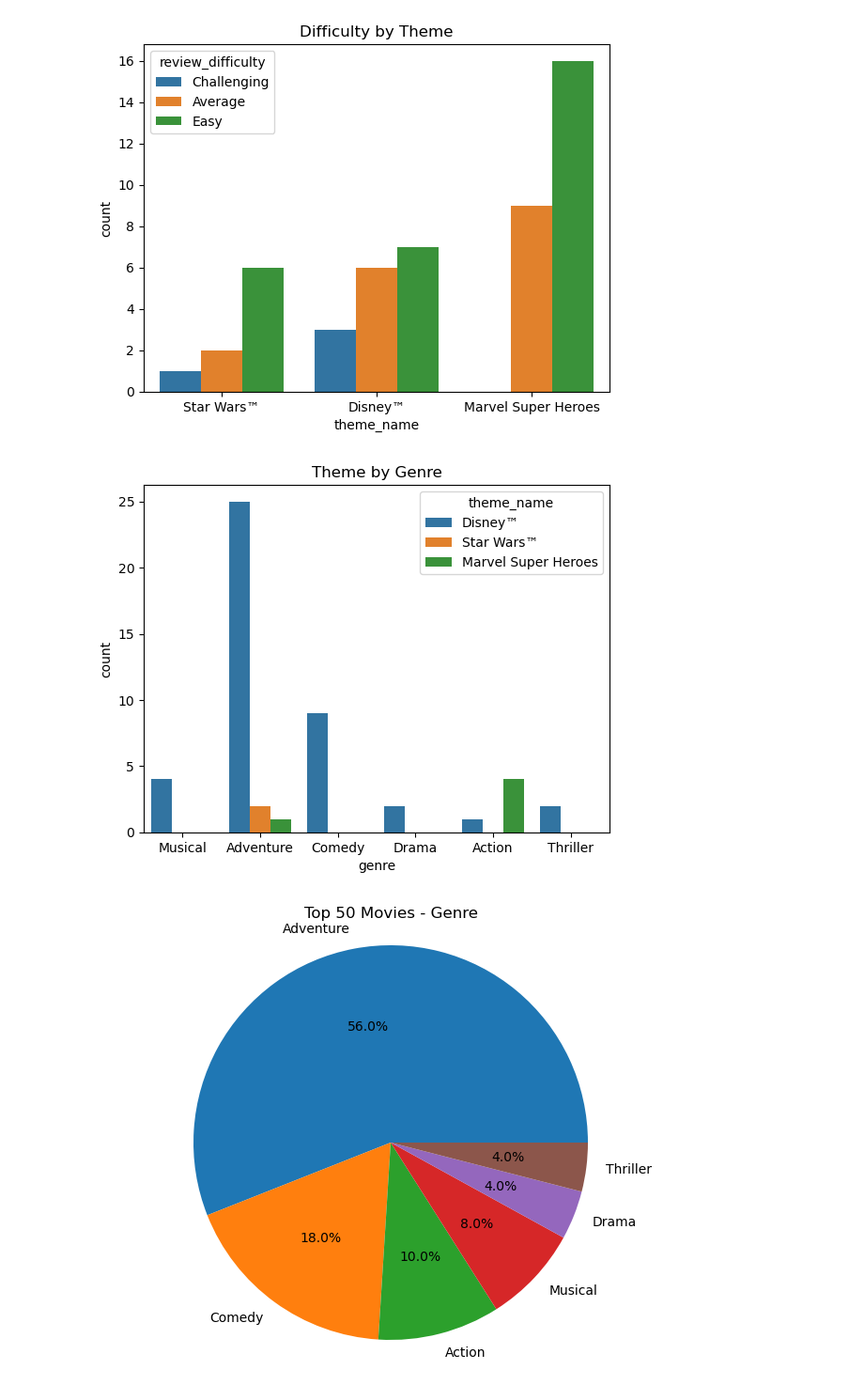
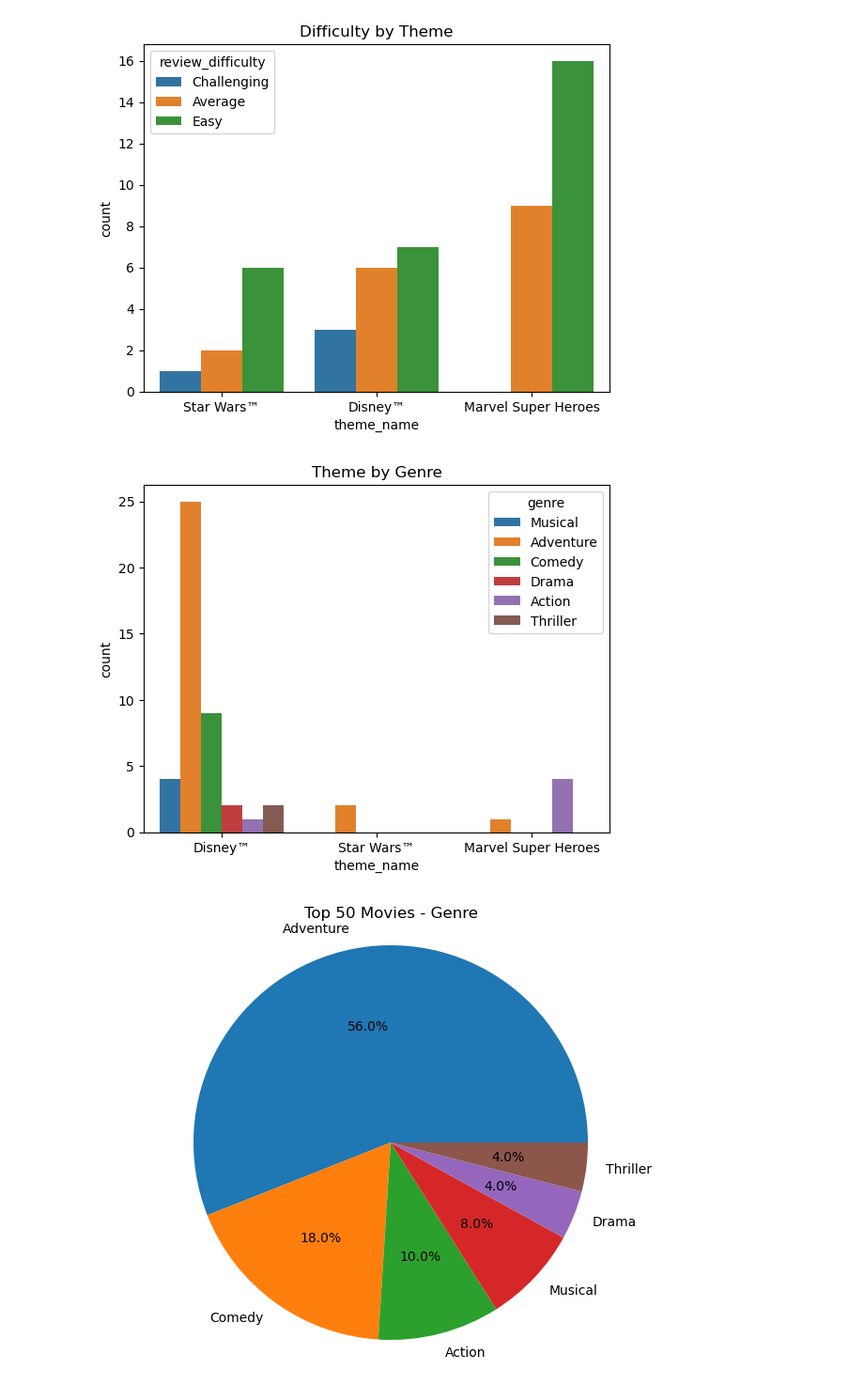
Before and after one commit to princessabrelli/Week_3_project, a Jupyter notebook: disney-legos.ipynb, the cells around one changed output. Shown at 94% size. Saved outputs shown, nothing was run; the diff lists cells and outputs as text; code cells hidden in the pictures.

```diff
--- a/disney-legos.ipynb
+++ b/disney-legos.ipynb
@@ -225,11 +369,11 @@ plt.show()
 # %% [output]
 [figure]
 # %%
-sns.countplot(x='genre', hue='theme_name', data=top_50)
+sns.countplot(x='theme_name', hue='genre', data=top_50)
 plt.title('Theme by Genre')
 plt.show()
 # %% [output]
-[figure, old version]
+[figure, new version]
 # %%
 data = {'genre': ['Action', 'Adventure', 'Drama', 'Western', 'Comedy', 'Musical', 'Documentary', 'Thriller']}
 df = pd.DataFrame(data)
```
Also changed, not shown: parts of 11 cells of this notebook.
